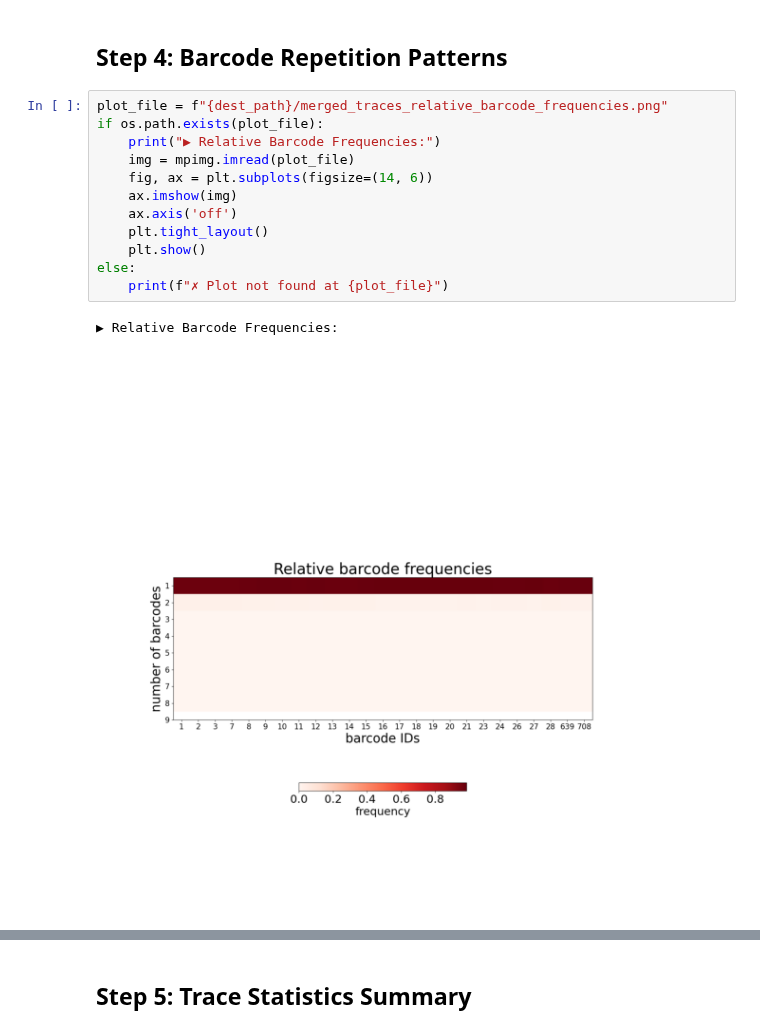
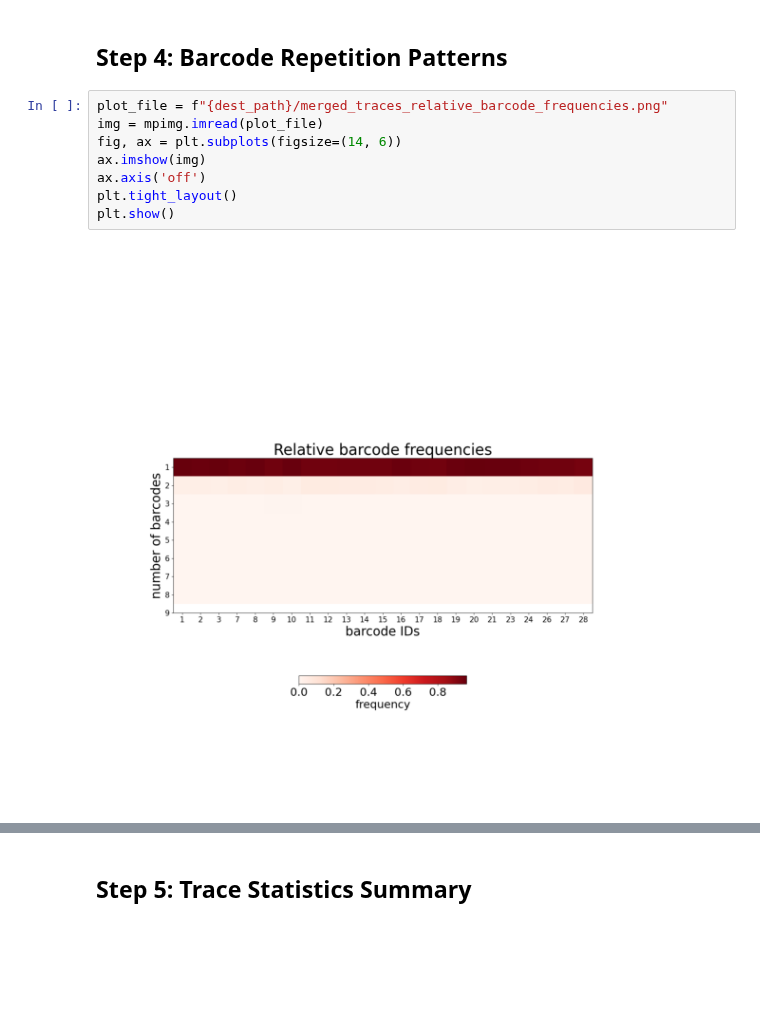
Before and after one commit to pyHi-M/traceratops, a Jupyter notebook: docs/source/tutorials/tutorial_02_quality_control.ipynb, the cells around one changed output, grey strips where cells are left out. Drawn from its saved outputs; the diff is of its cells as text; blank space fills up the shorter version.

```diff
--- a/docs/source/tutorials/tutorial_02_quality_control.ipynb
+++ b/docs/source/tutorials/tutorial_02_quality_control.ipynb
@@ -115,17 +96,12 @@ Each histogram displays:
 ## Step 4: Barcode Repetition Patterns
 # %%
 plot_file = f"{dest_path}/merged_traces_relative_barcode_frequencies.png"
-if os.path.exists(plot_file):
-    print("▶ Relative Barcode Frequencies:")
-    img = mpimg.imread(plot_file)
-    fig, ax = plt.subplots(figsize=(14, 6))
-    ax.imshow(img)
-    ax.axis('off')
-    plt.tight_layout()
-    plt.show()
-else:
-    print(f"✗ Plot not found at {plot_file}")
+img = mpimg.imread(plot_file)
+fig, ax = plt.subplots(figsize=(14, 6))
+ax.imshow(img)
+ax.axis('off')
+plt.tight_layout()
+plt.show()
 # %% [output]
-▶ Relative Barcode Frequencies:
-[figure, old version]
+[figure, new version]
 # %% [markdown]
```
Also changed, not shown: parts of 18 cells of this notebook, 10 other files.
